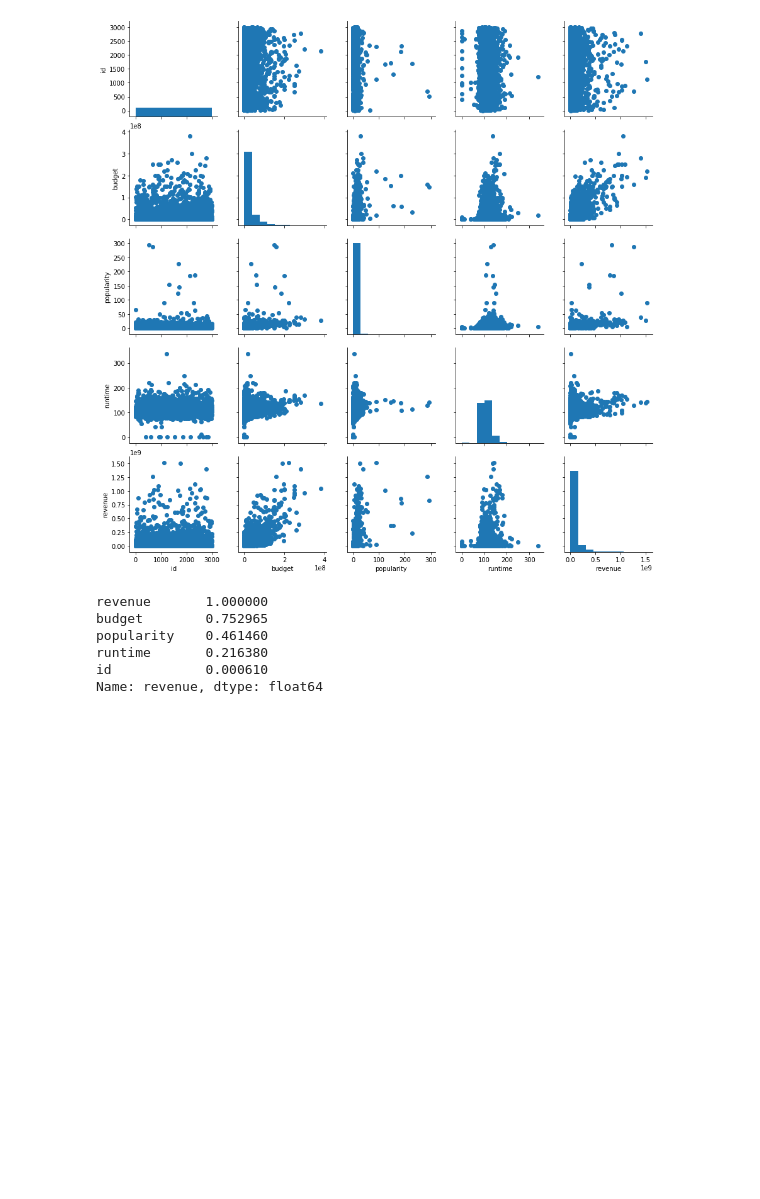
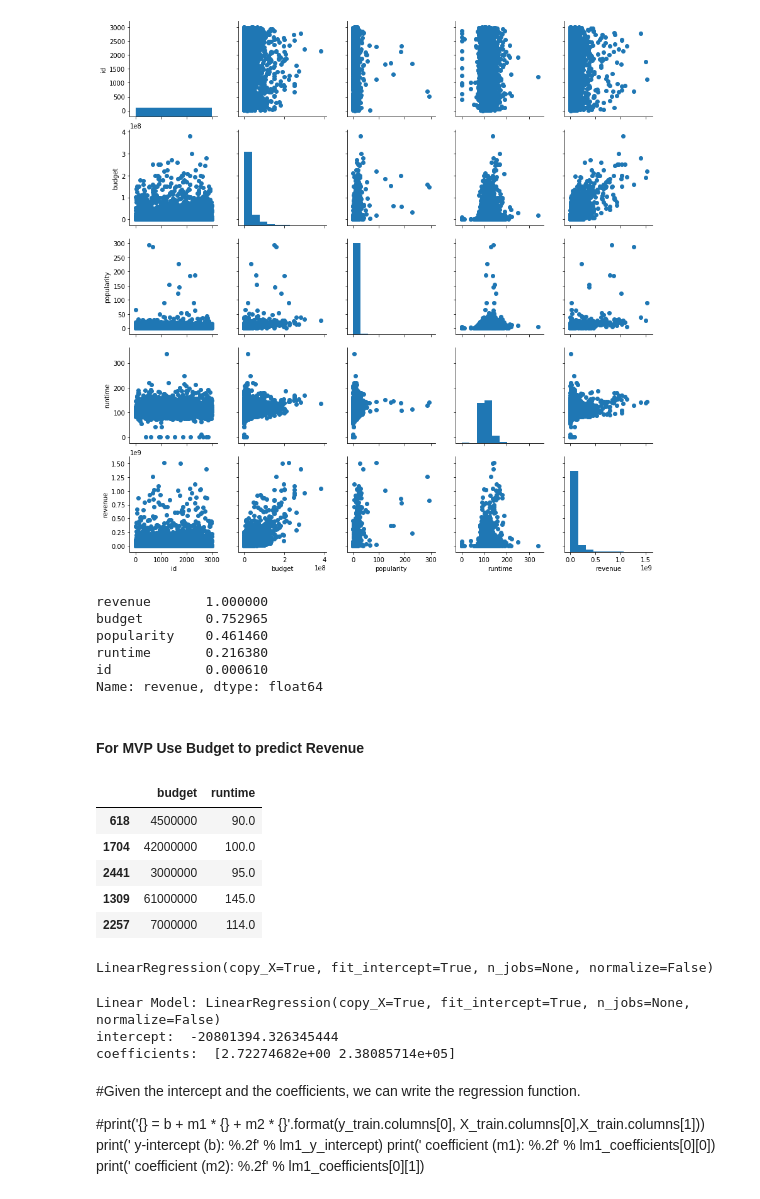
Before and after one commit to Mattsantos541/TMDB-Box-Office-Prediction, a Jupyter notebook: Finding an MVP .ipynb, the cells around one changed output. Drawn from its saved outputs; the diff is of its cells as text; code cells hidden in the pictures; blank space fills up the shorter version.

```diff
--- a/Finding an MVP .ipynb
+++ b/Finding an MVP .ipynb
@@ -40,0 +36,3 @@ train.head(1)
+# %%
+train= train.dropna()
+train.isnull().sum()
@@ -84,0 +102,20 @@ Name: revenue, dtype: float64
+# %% [markdown]
+#### For MVP Use Budget to predict Revenue
+# %%
+#training / test split
+X= train[['budget', 'runtime']]
+y= train['revenue']
+
+X_train, X_test, y_train, y_test = train_test_split(X, y, test_size = .20, random_state = 123)
+
+#X_train = X_train.reshape(-1, 1)
+#X_test = X_test.reshape(-1, 1)
+
+X_train.head()
+# %% [output]
+|  | budget | runtime |
+| 618 | 4500000 | 90.0 |
+| 1704 | 42000000 | 100.0 |
+| 2441 | 3000000 | 95.0 |
+| 1309 | 61000000 | 145.0 |
+| 2257 | 7000000 | 114.0 |
@@ -84,0 +124,26 @@ Name: revenue, dtype: float64
+# %%
+lm1 = LinearRegression()
+
+print(lm1)
+# %% [output]
+LinearRegression(copy_X=True, fit_intercept=True, n_jobs=None, normalize=False)
+# %%
+lm1.fit(X_train, y_train)
+print("Linear Model:", lm1)
+
+lm1_y_intercept = lm1.intercept_
+print("intercept: ", lm1_y_intercept)
+
+lm1_coefficients = lm1.coef_
+print("coefficients: ", lm1_coefficients)
+# %% [output]
+Linear Model: LinearRegression(copy_X=True, fit_intercept=True, n_jobs=None, normalize=False)
+intercept:  -20801394.326345444
+coefficients:  [2.72274682e+00 2.38085714e+05]
+# %% [markdown]
+#Given the intercept and the coefficients, we can write the regression function.
+
+#print('{} = b + m1 * {} + m2 * {}'.format(y_train.columns[0], X_train.columns[0],X_train.columns[1]))
+print('    y-intercept  (b): %.2f' % lm1_y_intercept)
+print('    coefficient (m1): %.2f' % lm1_coefficients[0][0])
+print('    coefficient (m2): %.2f' % lm1_coefficients[0][1])
```
Also changed, not shown: parts of 10 cells of this notebook, 1 other file.
